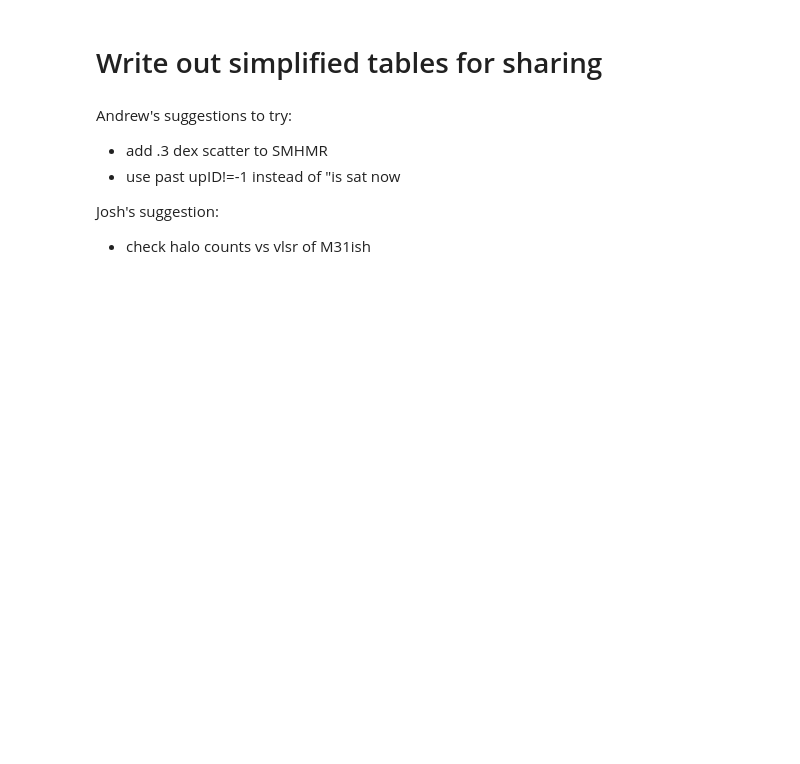
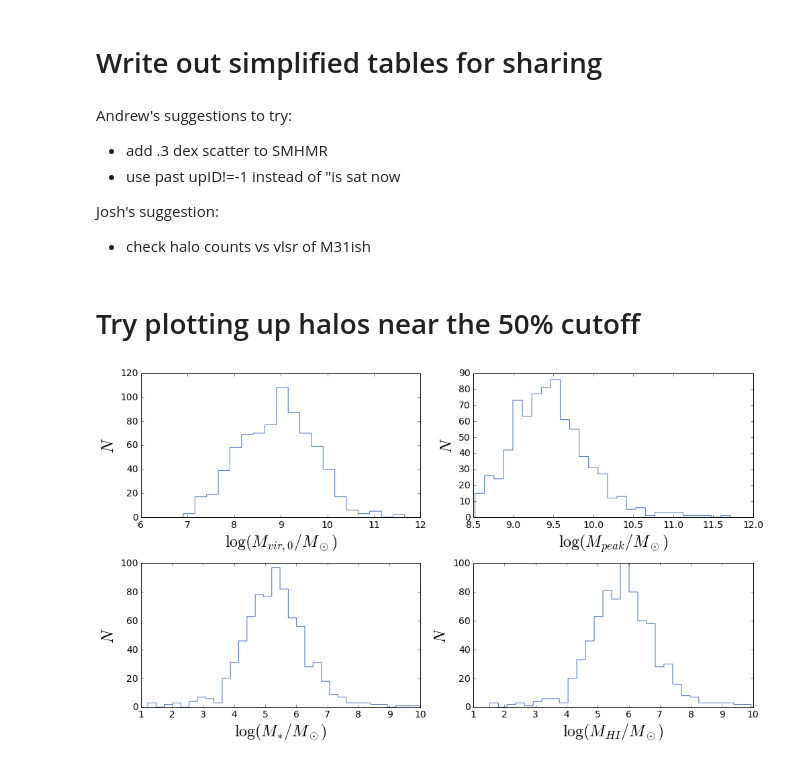
Before and after one commit to eteq/galvis, a Jupyter notebook: Probabilistic Experiments.ipynb, the cells around one changed output. Saved outputs shown, nothing was run; the diff lists cells and outputs as text; code cells hidden in the pictures; blank space fills up the shorter version.

```diff
--- a/Probabilistic Experiments.ipynb
+++ b/Probabilistic Experiments.ipynb
@@ -415,3 +416,53 @@ Andrew's suggestions to try:
 
 Josh's  suggestion:
 * check halo counts vs vlsr of M31ish
+# %% [markdown]
+# Try plotting up halos near the 50% cutoff
+# %%
+lmvir0 = []
+lmpeak = []
+lmstars = []
+lmgass = []
+for nm, pair in elvii_pairs.items():
+    lmvir0.append(np.log10(pair['Mvir']/u.solMass))
+    lmpeak.append(np.log10(pair['Mpeak']/u.solMass))
+    lmstars.append(np.log10(pair['Mstar_preferred']/u.solMass))
+    lmgass.append(np.log10(pair['MHI']/u.solMass))
+
+lmvir0 = np.concatenate(lmvir0)
+lmpeak = np.concatenate(lmpeak)
+lmstars = np.concatenate(lmstars)
+lmgass = np.concatenate(lmgass)
+# %%
+ltv6 = lmtoltvir(mv6)
+ltv9 = lmtoltvir(mv9)
+meanlt = np.log10(10**ltv6 + 10**ltv9)
+
+
+near50 = (3.5 < meanlt) & (meanlt< 3.75)
+
+plt.subplot(2, 2, 1)
+ahist(lmvir0[near50], bins='knuth', histtype='step')
+plt.xlabel(r'$\log(M_{vir,0}/M_\odot)$', fontsize=24)
+plt.ylabel(r'$N$', fontsize=24)
+
+plt.subplot(2, 2, 2)
+ahist(lmpeak[near50], bins='knuth', histtype='step')
+plt.xlabel(r'$\log(M_{peak}/M_\odot)$', fontsize=24)
+plt.ylabel(r'$N$', fontsize=24)
+
+plt.subplot(2, 2, 3)
+ahist(lmstars[near50], bins='knuth', histtype='step')
+plt.xlabel(r'$\log(M_{*}/M_\odot)$', fontsize=24)
+plt.ylabel(r'$N$', fontsize=24)
+
+plt.subplot(2, 2, 4)
+ahist(lmgass[near50], bins='knuth', histtype='step')
+plt.xlabel(r'$\log(M_{HI}/M_\odot)$', fontsize=24)
+plt.ylabel(r'$N$', fontsize=24)
+
+plt.tight_layout()
+
+plt.savefig('/Users/erik/Documents/presentations/Hotsci2016/50percprops.pdf')
+# %% [output]
+[figure, added]
```
Also changed, not shown: parts of 9 cells of this notebook, 2 other files.
